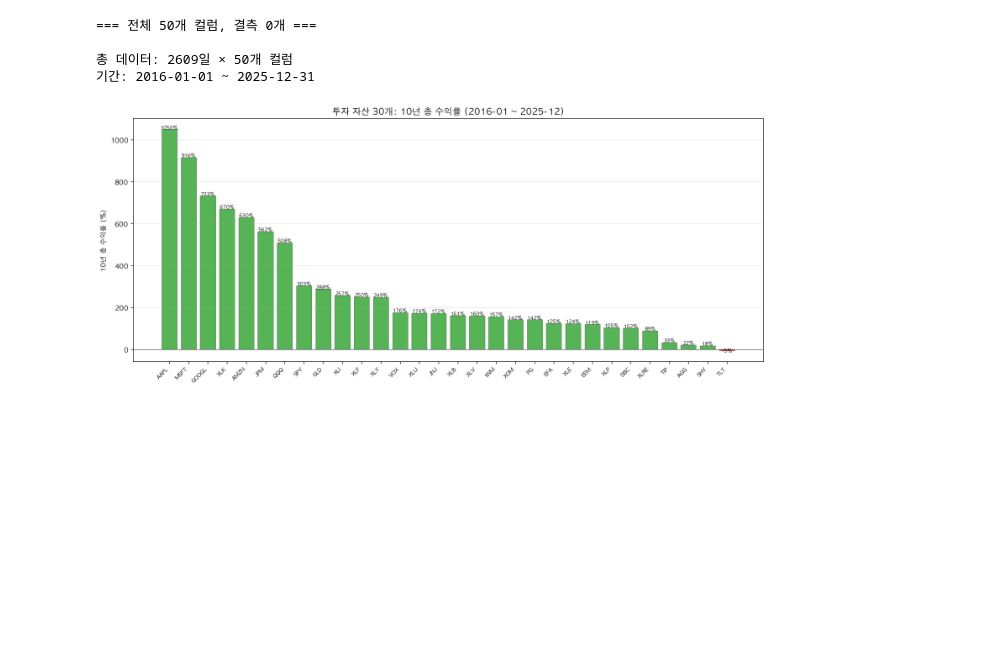
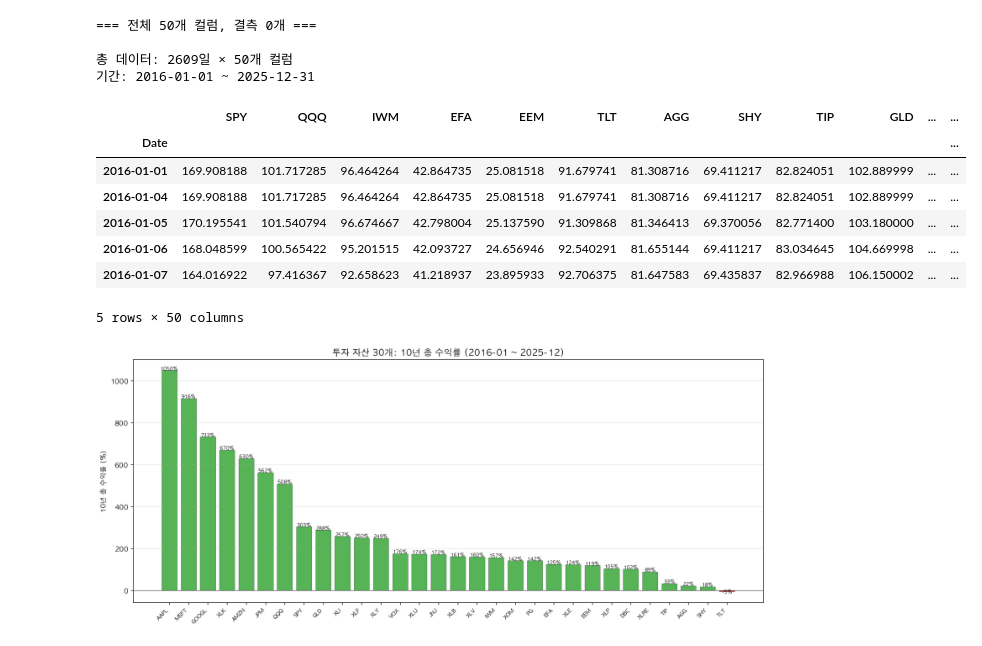
Before and after one commit to sybeom528/finance_project, a Jupyter notebook: 김윤서/Step1_Data_Collection.ipynb, the cells around one changed output. Drawn from its saved outputs; the diff is of its cells as text; code cells hidden in the pictures; blank space fills up the shorter version.

```diff
--- a/김윤서/Step1_Data_Collection.ipynb
+++ b/김윤서/Step1_Data_Collection.ipynb
@@ -439,6 +448,17 @@ print(f'기간: {all_data.index[0].date()} ~ {all_data.index[-1].date()}')
 
 총 데이터: 2609일 × 50개 컬럼
 기간: 2016-01-01 ~ 2025-12-31
+# %%
+all_data.head()
+# %% [output]
+|  | SPY | QQQ | IWM | EFA | EEM | TLT | AGG | SHY | TIP | GLD | ... | ... |
+| Date |  |  |  |  |  |  |  |  |  |  |  | ... |
+| 2016-01-01 | 169.908188 | 101.717285 | 96.464264 | 42.864735 | 25.081518 | 91.679741 | 81.308716 | 69.411217 | 82.824051 | 102.889999 | ... | ... |
+| 2016-01-04 | 169.908188 | 101.717285 | 96.464264 | 42.864735 | 25.081518 | 91.679741 | 81.308716 | 69.411217 | 82.824051 | 102.889999 | ... | ... |
+| 2016-01-05 | 170.195541 | 101.540794 | 96.674667 | 42.798004 | 25.137590 | 91.309868 | 81.346413 | 69.370056 | 82.771400 | 103.180000 | ... | ... |
+| 2016-01-06 | 168.048599 | 100.565422 | 95.201515 | 42.093727 | 24.656946 | 92.540291 | 81.655144 | 69.411217 | 83.034645 | 104.669998 | ... | ... |
+| 2016-01-07 | 164.016922 | 97.416367 | 92.658623 | 41.218937 | 23.895933 | 92.706375 | 81.647583 | 69.435837 | 82.966988 | 106.150002 | ... | ... |
+5 rows × 50 columns
 # %%
 # ============================================================
 # 투자 자산 기초 통계 (시작/종료 가격, 10년 수익률)
```
Also changed, not shown: parts of 3 cells of this notebook, 5 other files.
